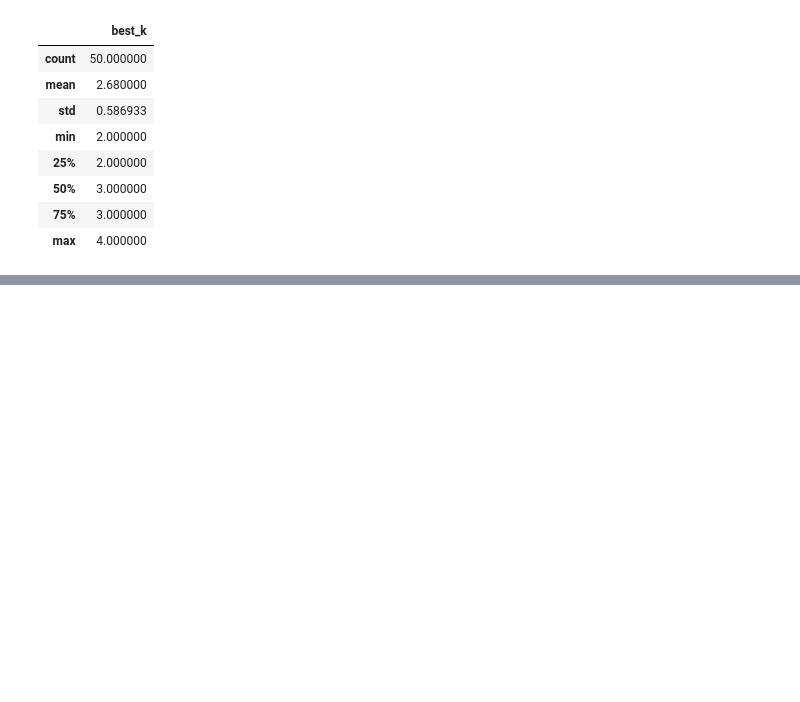
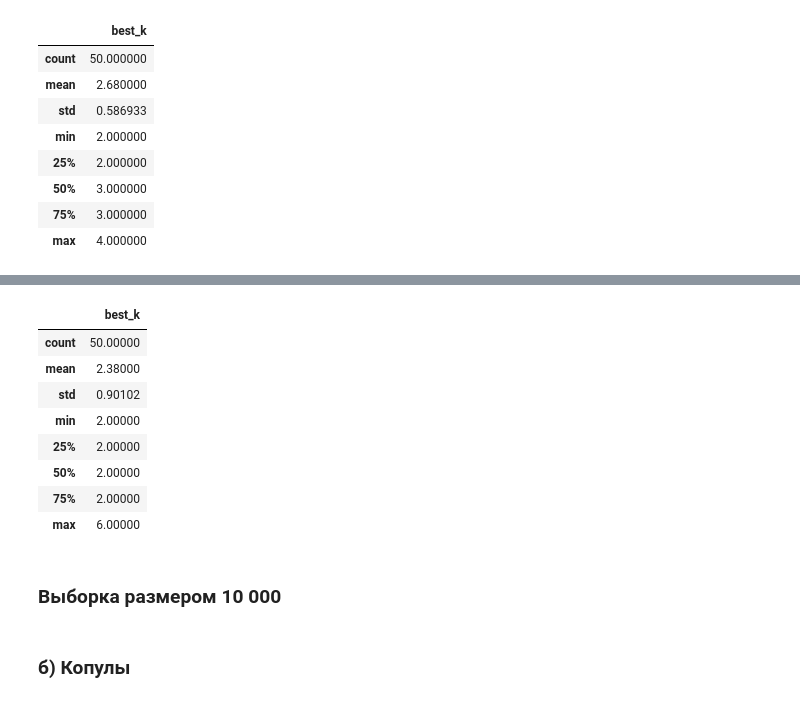
Before and after one commit to Markusiko/Diploma, a Jupyter notebook: ML_vs_DMF/Boosting_probas.ipynb, the cells around one changed output, grey strips where cells are left out. Cells and saved outputs as stored; diff of their text form; code cells hidden in the pictures; blank space fills up the shorter version.

```diff
--- a/ML_vs_DMF/Boosting_probas.ipynb
+++ b/ML_vs_DMF/Boosting_probas.ipynb
@@ -501,0 +807,14 @@ pd.DataFrame(best_ks, columns=['best_k']).describe()
+# %%
+pd.DataFrame(best_ks, columns=['best_k']).describe()
+# %% [output]
+|  | best_k |
+| count | 50.00000 |
+| mean | 2.38000 |
+| std | 0.90102 |
+| min | 2.00000 |
+| 25% | 2.00000 |
+| 50% | 2.00000 |
+| 75% | 2.00000 |
+| max | 6.00000 |
+# %% [markdown]
+### Выборка размером 10 000
@@ -501,0 +838,2 @@ pd.DataFrame(best_ks, columns=['best_k']).describe()
+# %% [markdown]
+### б) Копулы
```
Also changed, not shown: parts of 25 cells of this notebook, 4 other files.
